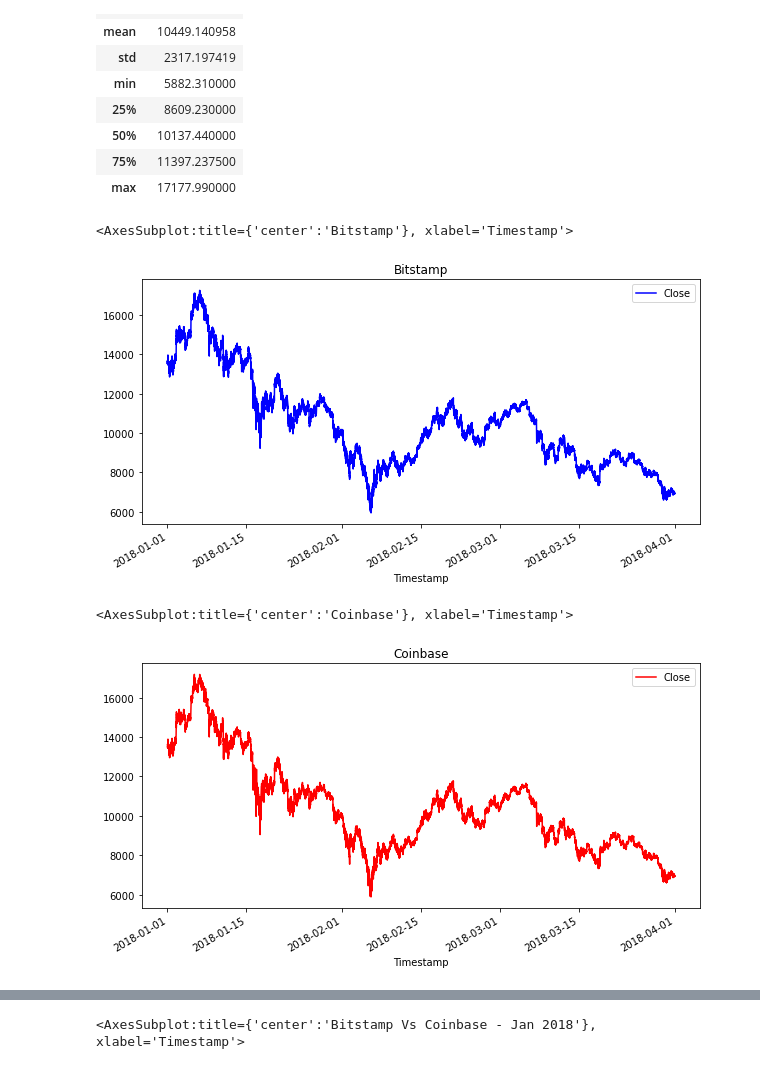
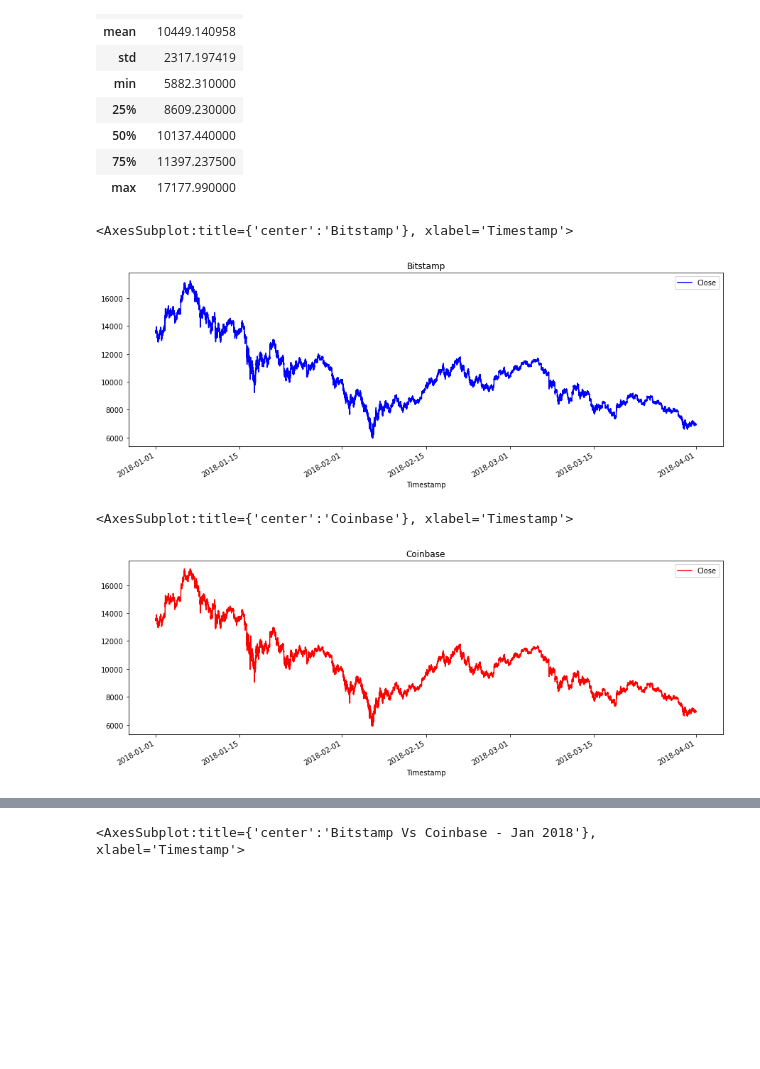
Before and after one commit to Abhishikaf/Bitcoin_Arbitrage, a Jupyter notebook: crypto_arbitrage.ipynb, the cells around one changed output, grey strips where cells are left out. Drawn from its saved outputs; the diff is of its cells as text; code cells hidden in the pictures; blank space fills up the shorter version.

```diff
--- a/crypto_arbitrage.ipynb
+++ b/crypto_arbitrage.ipynb
@@ -240,17 +241,15 @@ coinbase_sliced.describe()
 | 75% | 11397.237500 |
 | max | 17177.990000 |
 # %%
-# Create a line plot for the bitstamp DataFrame for the full length of time in the dataset
-# Be sure that the figure size, title, and color are tailored to each visualization
-bitstamp_sliced.plot(figsize=(10,5), title = "Bitstamp", color = 'blue')
+# line plot for the bitstamp DataFrame for the full length of time in the dataset
+bitstamp_sliced.plot(figsize=(15,5), title = "Bitstamp", color = 'blue')
 # %% [output]
 <AxesSubplot:title={'center':'Bitstamp'}, xlabel='Timestamp'>
-[figure, old version]
+[figure, new version]
 # %%
-# Create a line plot for the coinbase DataFrame for the full length of time in the dataset
-# Be sure that the figure size, title, and color are tailored to each visualization
-coinbase_sliced.plot(figsize = (10,5), title = "Coinbase", color = 'red')
+# line plot for the coinbase DataFrame for the full length of time in the dataset
+coinbase_sliced.plot(figsize = (15,5), title = "Coinbase", color = 'red')
 # %% [output]
 <AxesSubplot:title={'center':'Coinbase'}, xlabel='Timestamp'>
-[figure, old version]
+[figure, new version]
 # %%
```
Also changed, not shown: parts of 67 cells of this notebook, 11 other files.
